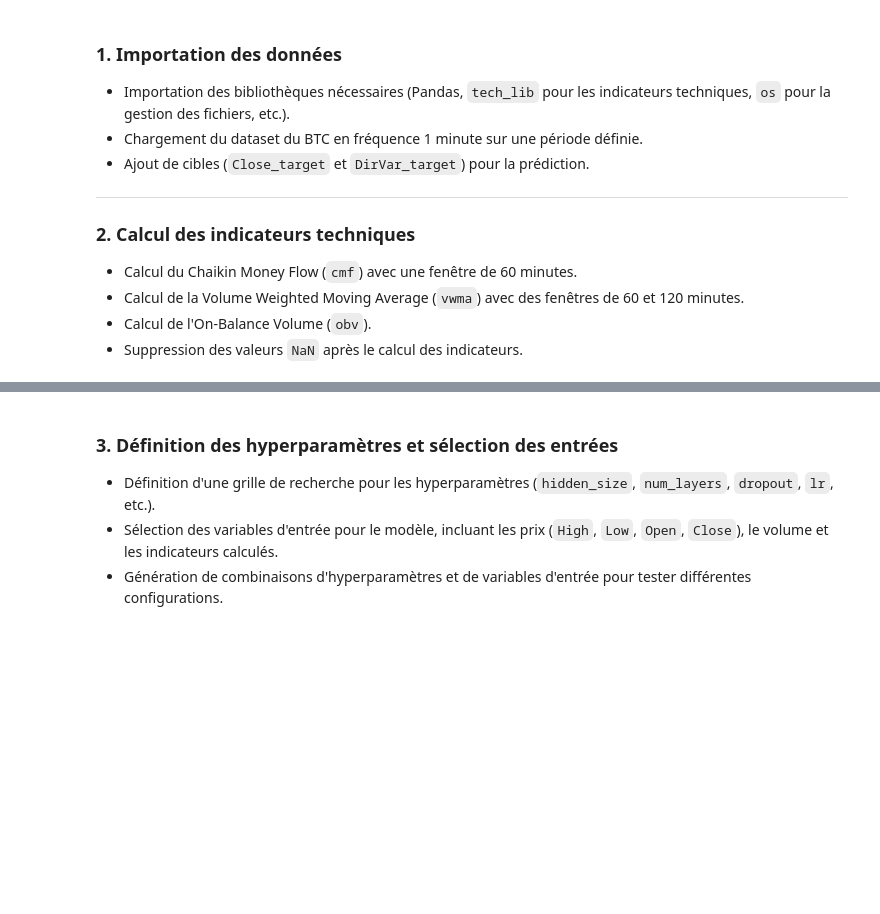
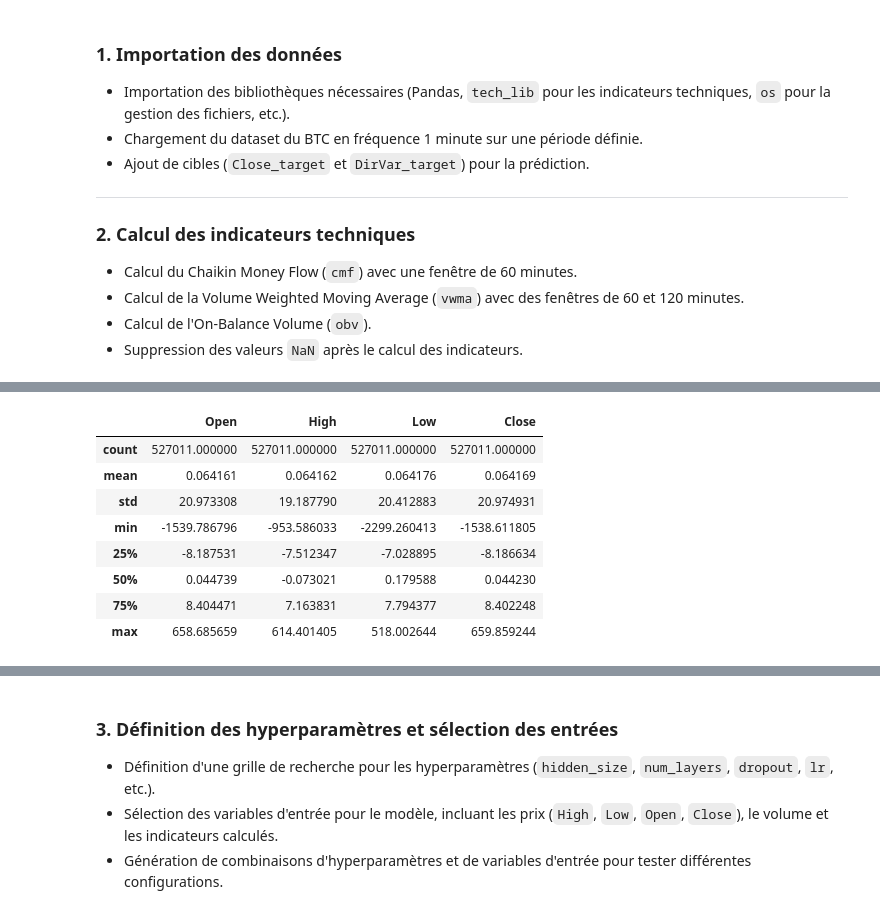
Before and after one commit to SuperWD40/GRU_market_prediction, a Jupyter notebook: model_training.ipynb, the cells around one changed output, grey strips where cells are left out. Cells and saved outputs as stored; diff of their text form; code cells hidden in the pictures; blank space fills up the shorter version.

```diff
--- a/model_training.ipynb
+++ b/model_training.ipynb
@@ -76,2 +159,15 @@ filtered_values = filtered_state_means.flatten()
+# %%
+diff_filter = dataset[['Open', 'High', 'Low', 'Close']] - dataset_filter[['Open', 'High', 'Low', 'Close']]
+diff_filter.describe()
+# %% [output]
+|  | Open | High | Low | Close |
+| count | 527011.000000 | 527011.000000 | 527011.000000 | 527011.000000 |
+| mean | 0.064161 | 0.064162 | 0.064176 | 0.064169 |
+| std | 20.973308 | 19.187790 | 20.412883 | 20.974931 |
+| min | -1539.786796 | -953.586033 | -2299.260413 | -1538.611805 |
+| 25% | -8.187531 | -7.512347 | -7.028895 | -8.186634 |
+| 50% | 0.044739 | -0.073021 | 0.179588 | 0.044230 |
+| 75% | 8.404471 | 7.163831 | 7.794377 | 8.402248 |
+| max | 658.685659 | 614.401405 | 518.002644 | 659.859244 |
 # %%
 import matplotlib.pyplot as plt
```
Also changed, not shown: parts of 10 cells of this notebook.
